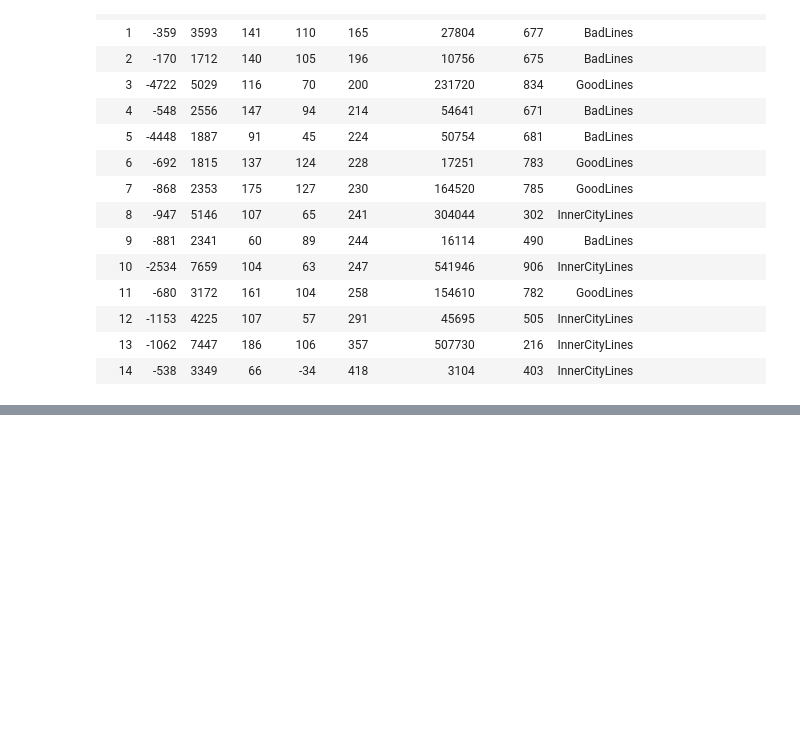
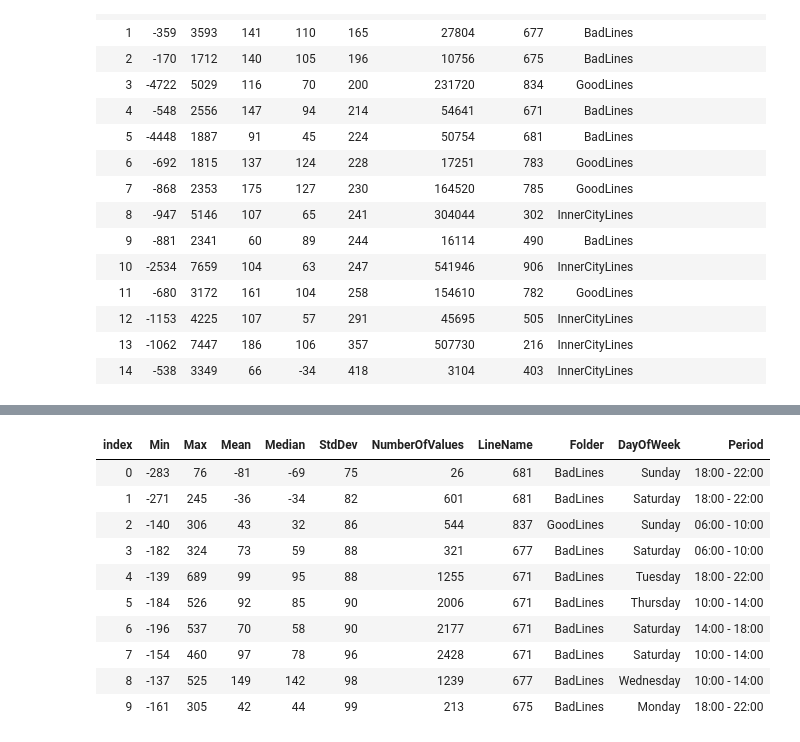
Before and after one commit to Smartrak/public-notebooks, a Jupyter notebook: Fs Actual Arrival Analysis.ipynb, the cells around one changed output, grey strips where cells are left out. Saved outputs shown, nothing was run; the diff lists cells and outputs as text; code cells hidden in the pictures; blank space fills up the shorter version.

```diff
--- a/Fs Actual Arrival Analysis.ipynb
+++ b/Fs Actual Arrival Analysis.ipynb
@@ -290,0 +320,20 @@ Resampled InnerCityLines/505 in 180 ms
+# %%
+let top10Smallest =
+    resampledStats
+    |> Seq.sortBy (fun x -> x.StdDev)
+    |> Seq.truncate 10
+    |> Seq.toArray
+
+display(top10Smallest)
+# %% [output]
+| index | Min | Max | Mean | Median | StdDev | NumberOfValues | LineName | Folder | DayOfWeek | Period |
+| 0 | -283 | 76 | -81 | -69 | 75 | 26 | 681 | BadLines | Sunday | 18:00 - 22:00 |
+| 1 | -271 | 245 | -36 | -34 | 82 | 601 | 681 | BadLines | Saturday | 18:00 - 22:00 |
+| 2 | -140 | 306 | 43 | 32 | 86 | 544 | 837 | GoodLines | Sunday | 06:00 - 10:00 |
+| 3 | -182 | 324 | 73 | 59 | 88 | 321 | 677 | BadLines | Saturday | 06:00 - 10:00 |
+| 4 | -139 | 689 | 99 | 95 | 88 | 1255 | 671 | BadLines | Tuesday | 18:00 - 22:00 |
+| 5 | -184 | 526 | 92 | 85 | 90 | 2006 | 671 | BadLines | Thursday | 10:00 - 14:00 |
+| 6 | -196 | 537 | 70 | 58 | 90 | 2177 | 671 | BadLines | Saturday | 14:00 - 18:00 |
+| 7 | -154 | 460 | 97 | 78 | 96 | 2428 | 671 | BadLines | Saturday | 10:00 - 14:00 |
+| 8 | -137 | 525 | 149 | 142 | 98 | 1239 | 677 | BadLines | Wednesday | 10:00 - 14:00 |
+| 9 | -161 | 305 | 42 | 44 | 99 | 213 | 675 | BadLines | Monday | 18:00 - 22:00 |
```
Also changed, not shown: parts of 17 cells of this notebook, 1 other file.
